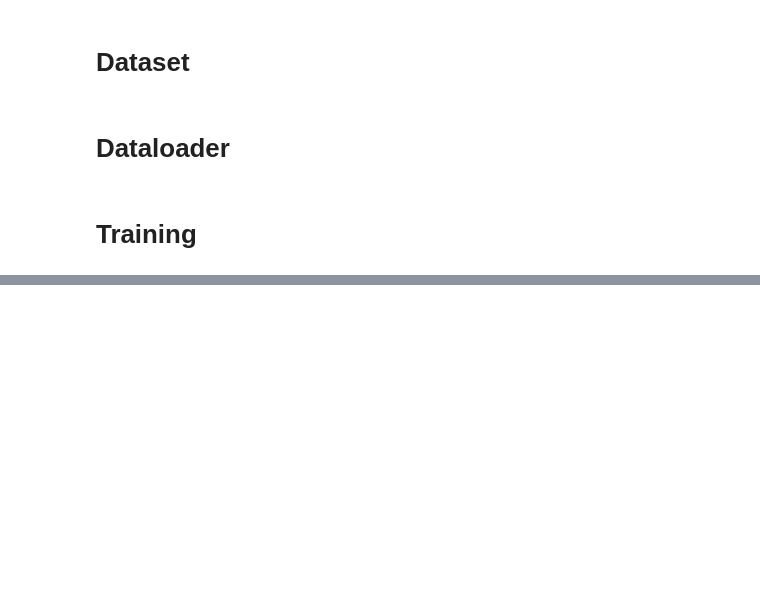
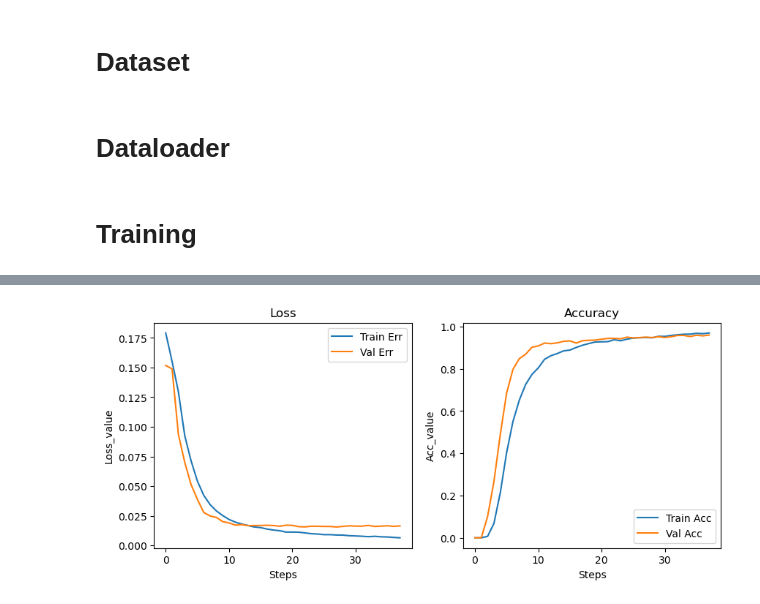
Before and after one commit to EricMiao01/Captcha_Solver, a Jupyter notebook: captcha_verify.ipynb, the cells around one changed output, grey strips where cells are left out. Saved outputs shown, nothing was run; the diff lists cells and outputs as text; code cells hidden in the pictures; blank space fills up the shorter version.

```diff
--- a/captcha_verify.ipynb
+++ b/captcha_verify.ipynb
@@ -218,15 +202,17 @@ valid_loader = DataLoader(valid_dataset, batch_size=config['batch_size'], shuffl
 # %%
 model = ConvNet().to(device)
 criterion = nn.BCELoss()
-# optimizer = torch.optim.SGD(model.parameters(), lr=0.001, momentum=0.9)
 optimizer = torch.optim.Adam(model.parameters(), lr=config['learning_rate'])
-
 n_epochs, best_loss, step, early_stop_count = config['n_epochs'], math.inf, 0, 0
 writer = SummaryWriter()
+
 if not os.path.exists('model'):
     os.mkdir('model')
 
+loss_record = [] # (train_loss, valid_loss)
+acc_record = [] # (train_acc, valid_acc)
 best_acc = 0.0
+
 for epoch in range(config['n_epochs']):
     train_acc = 0.0
     train_loss_record = []
@@ -251,7 +237,6 @@ for epoch in range(config['n_epochs']):
         train_acc += caculate_acc(outputs, labels)
         train_loss_record.append(loss.item())
     mean_train_loss = sum(train_loss_record) / len(train_loss_record)
-    # writer.add_scalar('Loss/train', mean_train_loss, epoch)
 
     # validation
     model.eval() # set the model to evaluation mode
@@ -261,21 +246,30 @@ for epoch in range(config['n_epochs']):
             features = features.to(device)
             labels = labels.to(device)
             outputs = model(features)
-
             loss = criterion(outputs, labels)
-
             val_acc += caculate_acc(outputs, labels)
             val_loss_record.append(loss.item())
         mean_valid_loss = sum(val_loss_record) / len(val_loss_record)
         writer.add_scalars('Loss', {'train': mean_train_loss, 'valid': mean_valid_loss}, epoch)
+        loss_record.append((mean_train_loss, mean_valid_loss))
 
-    print(f'[{epoch+1:03d}/{n_epochs:03d}] Train Acc: {train_acc/len(train_dataset):3.5f} Loss: {mean_train_loss:3.5f} | Val Acc: {val_acc/len(valid_dataset):3.5f} loss: {mean_valid_loss:3.5f}')
+    acc_record.append((train_acc/len(train_dataset), val_acc/len(valid_dataset)))
+    print(f'[{epoch+1:03d}/{n_epochs:03d}] Train Acc: {train_acc/len(train_dataset):3.5f} \
+          Loss: {mean_train_loss:3.5f} | Val Acc: {val_acc/len(valid_dataset):3.5f} loss: {mean_valid_loss:3.5f}')
 
     # if the model improves, save a checkpoint at this epoch
+    '''
     if val_acc > best_acc:
         best_acc = val_acc
         torch.save(model.state_dict(), config['save_path'])
         print(f'saving model with acc {best_acc/len(valid_dataset):.5f}')
+        early_stop_count = 0
+    '''
+
+    if mean_valid_loss < best_loss:
+        best_loss = mean_valid_loss
+        torch.save(model.state_dict(), config['save_path'])
+        print(f'saving model with acc {val_acc/len(valid_dataset):.5f}')
         early_stop_count = 0
     else:
         early_stop_count += 1
@@ -314,2 +311,26 @@ Reusing TensorBoard on port 6006 (pid 3280), started 1 day, 12:57:49 ago. (Use '
 [interactive output not drawn]
+# %%
+# show by matplot
+loss_record = np.array(loss_record)
+plt.figure(figsize = (10,4))
+plt.subplot(1, 2, 1)
+plt.title('Loss')
+plt.xlabel('Steps')
+plt.ylabel('Loss_value')
+plt.plot(loss_record[:,0], label = 'Train Err')
+plt.plot(loss_record[:,1], label = 'Val Err')
+plt.legend()
+
+acc_record = np.array(acc_record)
+plt.subplot(1, 2, 2)
+plt.title('Accuracy')
+plt.xlabel('Steps')
+plt.ylabel('Acc_value')
+plt.plot(acc_record[:,0], label = 'Train Acc')
+plt.plot(acc_record[:,1], label = 'Val Acc')
+plt.legend()
+
+plt.show()
+# %% [output]
+[figure, added]
 # %%
```
Also changed, not shown: parts of 7 cells of this notebook, 42 other files.
